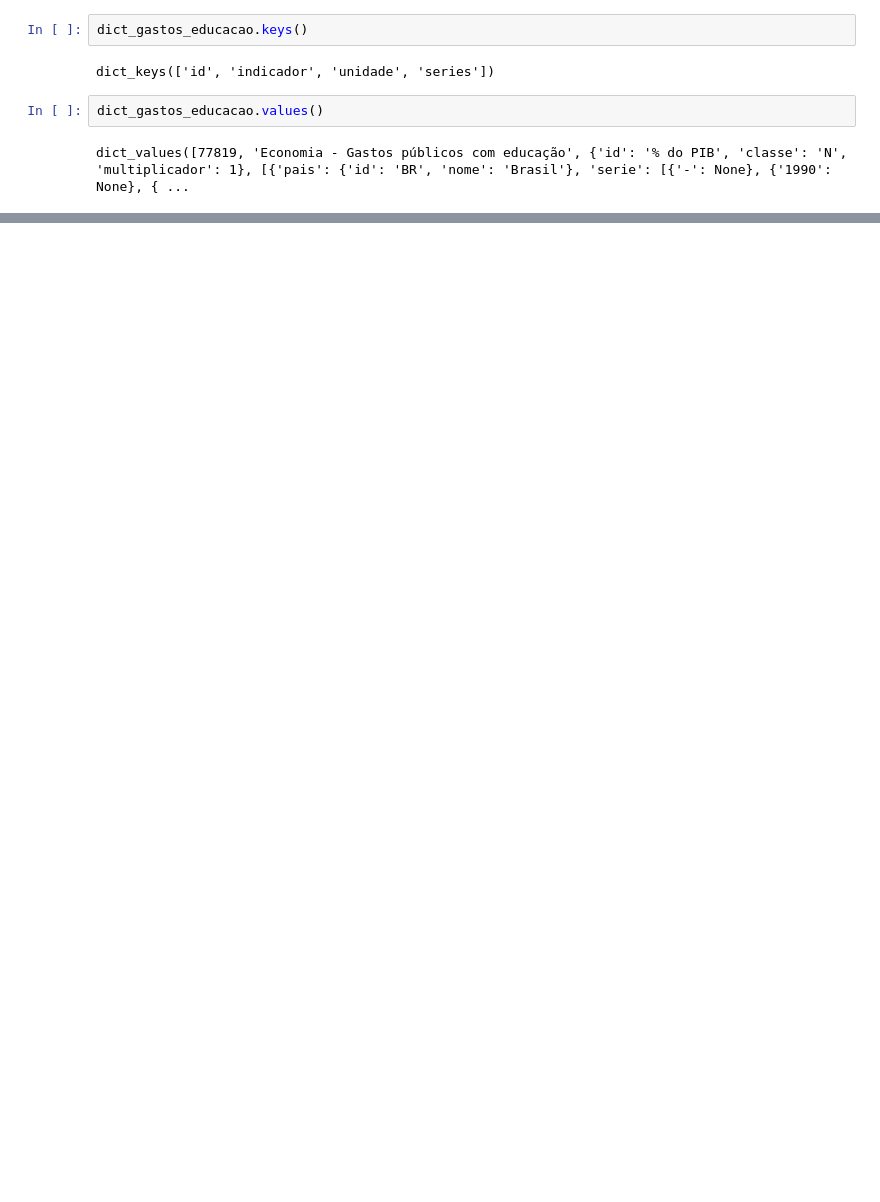
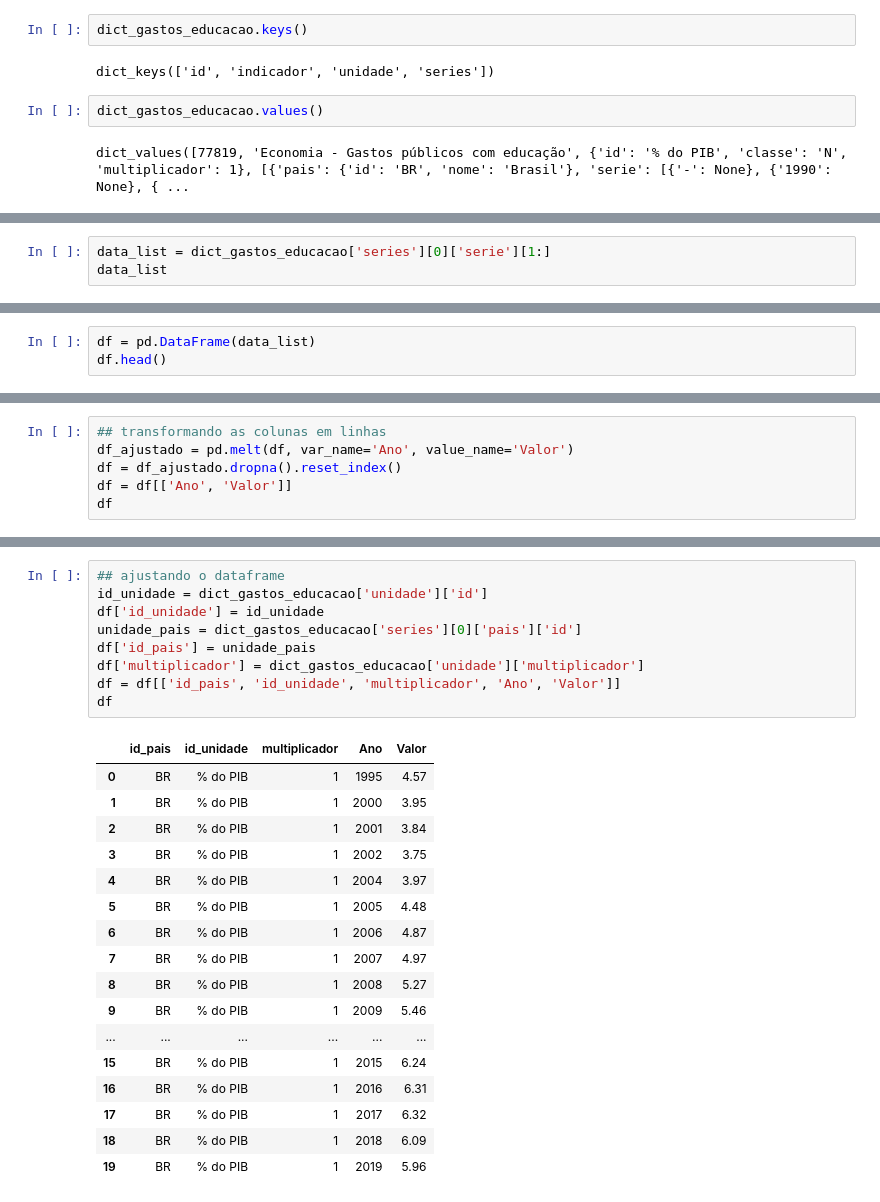
Before and after one commit to MateusCoppi/brasil_education_spending, a Jupyter notebook: etl.ipynb, the cells around one changed output, grey strips where cells are left out. Saved outputs shown, nothing was run; the diff lists cells and outputs as text; blank space fills up the shorter version.

Commit message:
Inicio do projeto - importacao dos dados e criacao do dataframe

```diff
--- a/etl.ipynb
+++ b/etl.ipynb
@@ -87,0 +114,3 @@ dict_values([77819, 'Economia - Gastos públicos com educação', {'id': '% do P
+# %%
+data_list = dict_gastos_educacao['series'][0]['serie'][1:]
+data_list
@@ -87,0 +135,3 @@ dict_values([77819, 'Economia - Gastos públicos com educação', {'id': '% do P
+# %%
+df = pd.DataFrame(data_list)
+df.head()
@@ -87,0 +146,6 @@ dict_values([77819, 'Economia - Gastos públicos com educação', {'id': '% do P
+# %%
+## transformando as colunas em linhas
+df_ajustado = pd.melt(df, var_name='Ano', value_name='Valor')
+df = df_ajustado.dropna().reset_index()
+df = df[['Ano', 'Valor']]
+df
@@ -87,0 +170,27 @@ dict_values([77819, 'Economia - Gastos públicos com educação', {'id': '% do P
+# %%
+## ajustando o dataframe
+id_unidade = dict_gastos_educacao['unidade']['id']
+df['id_unidade'] = id_unidade
+unidade_pais = dict_gastos_educacao['series'][0]['pais']['id']
+df['id_pais'] = unidade_pais
+df['multiplicador'] = dict_gastos_educacao['unidade']['multiplicador']
+df = df[['id_pais', 'id_unidade', 'multiplicador', 'Ano', 'Valor']]
+df
+# %% [output]
+|  | id_pais | id_unidade | multiplicador | Ano | Valor |
+| 0 | BR | % do PIB | 1 | 1995 | 4.57 |
+| 1 | BR | % do PIB | 1 | 2000 | 3.95 |
+| 2 | BR | % do PIB | 1 | 2001 | 3.84 |
+| 3 | BR | % do PIB | 1 | 2002 | 3.75 |
+| 4 | BR | % do PIB | 1 | 2004 | 3.97 |
+| 5 | BR | % do PIB | 1 | 2005 | 4.48 |
+| 6 | BR | % do PIB | 1 | 2006 | 4.87 |
+| 7 | BR | % do PIB | 1 | 2007 | 4.97 |
+| 8 | BR | % do PIB | 1 | 2008 | 5.27 |
+| 9 | BR | % do PIB | 1 | 2009 | 5.46 |
+| ... | ... | ... | ... | ... | ... |
+| 15 | BR | % do PIB | 1 | 2015 | 6.24 |
+| 16 | BR | % do PIB | 1 | 2016 | 6.31 |
+| 17 | BR | % do PIB | 1 | 2017 | 6.32 |
+| 18 | BR | % do PIB | 1 | 2018 | 6.09 |
+| 19 | BR | % do PIB | 1 | 2019 | 5.96 |
```
Also changed, not shown: parts of 6 cells of this notebook.
